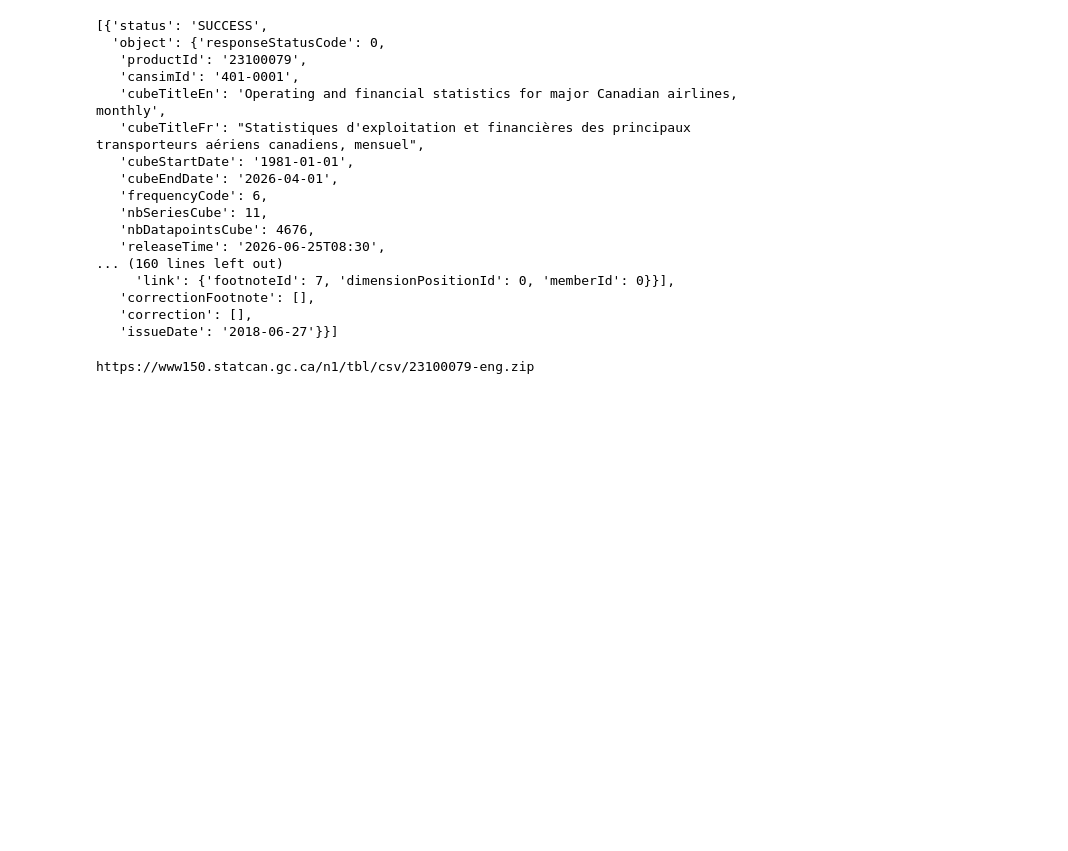
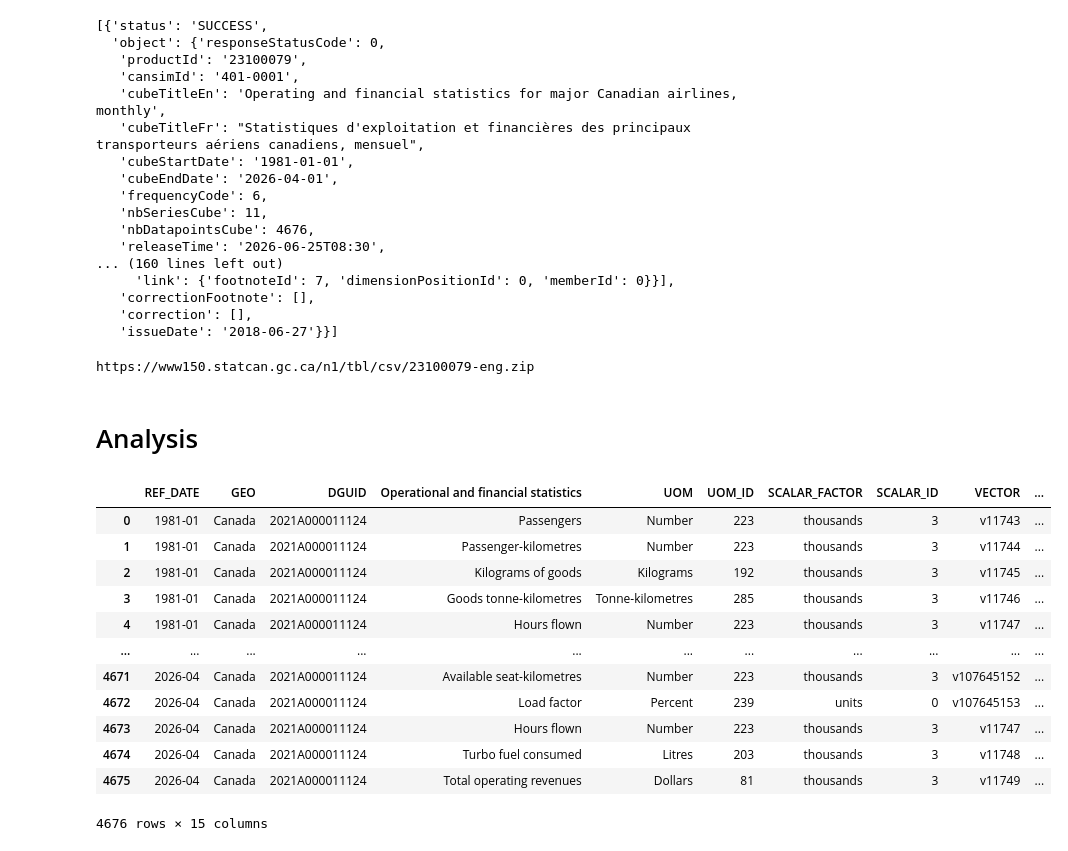
Before and after one commit to ajinikhil/air_passenger_forecasting, a Jupyter notebook: script/automated_forecasting.ipynb, the cells around one changed output. Cells and saved outputs as stored; diff of their text form; code cells hidden in the pictures; blank space fills up the shorter version.

```diff
--- a/script/automated_forecasting.ipynb
+++ b/script/automated_forecasting.ipynb
@@ -44,3 +44,5 @@ import io
 with zipfile.ZipFile(io.BytesIO(download_zip.content)) as z:
 
     z.extractall("../dataset")
+# %% [markdown]
+# Analysis
@@ -46,0 +51,17 @@ with zipfile.ZipFile(io.BytesIO(download_zip.content)) as z:
+# %%
+df = pd.read_csv("../dataset/23100079.csv")
+df
+# %% [output]
+|  | REF_DATE | GEO | DGUID | Operational and financial statistics | UOM | UOM_ID | SCALAR_FACTOR | SCALAR_ID | VECTOR | ... |
+| 0 | 1981-01 | Canada | 2021A000011124 | Passengers | Number | 223 | thousands | 3 | v11743 | ... |
+| 1 | 1981-01 | Canada | 2021A000011124 | Passenger-kilometres | Number | 223 | thousands | 3 | v11744 | ... |
+| 2 | 1981-01 | Canada | 2021A000011124 | Kilograms of goods | Kilograms | 192 | thousands | 3 | v11745 | ... |
+| 3 | 1981-01 | Canada | 2021A000011124 | Goods tonne-kilometres | Tonne-kilometres | 285 | thousands | 3 | v11746 | ... |
+| 4 | 1981-01 | Canada | 2021A000011124 | Hours flown | Number | 223 | thousands | 3 | v11747 | ... |
+| ... | ... | ... | ... | ... | ... | ... | ... | ... | ... | ... |
+| 4671 | 2026-04 | Canada | 2021A000011124 | Available seat-kilometres | Number | 223 | thousands | 3 | v107645152 | ... |
+| 4672 | 2026-04 | Canada | 2021A000011124 | Load factor | Percent | 239 | units | 0 | v107645153 | ... |
+| 4673 | 2026-04 | Canada | 2021A000011124 | Hours flown | Number | 223 | thousands | 3 | v11747 | ... |
+| 4674 | 2026-04 | Canada | 2021A000011124 | Turbo fuel consumed | Litres | 203 | thousands | 3 | v11748 | ... |
+| 4675 | 2026-04 | Canada | 2021A000011124 | Total operating revenues | Dollars | 81 | thousands | 3 | v11749 | ... |
+4676 rows × 15 columns
```
Also changed, not shown: parts of 9 cells of this notebook, 3 other files.
